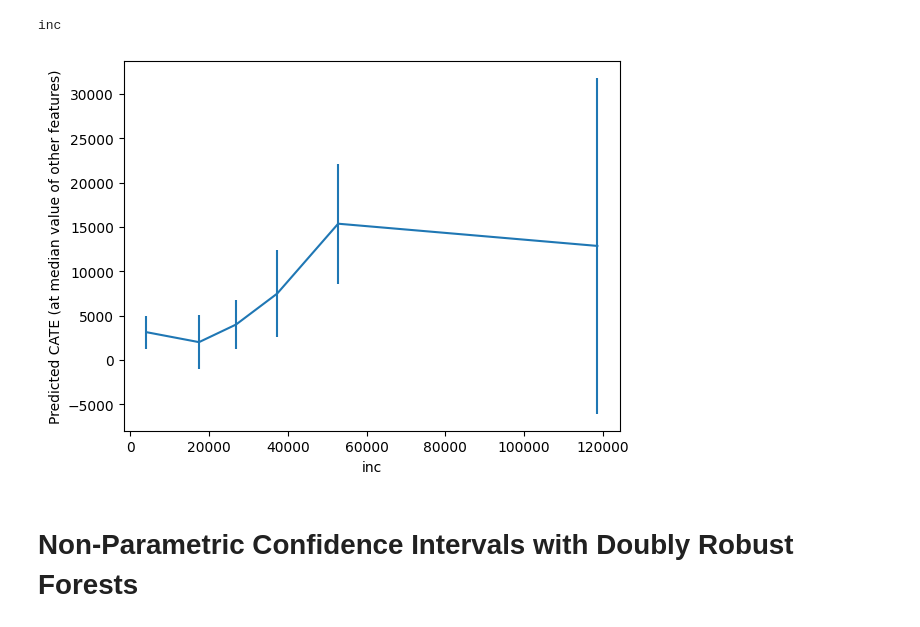
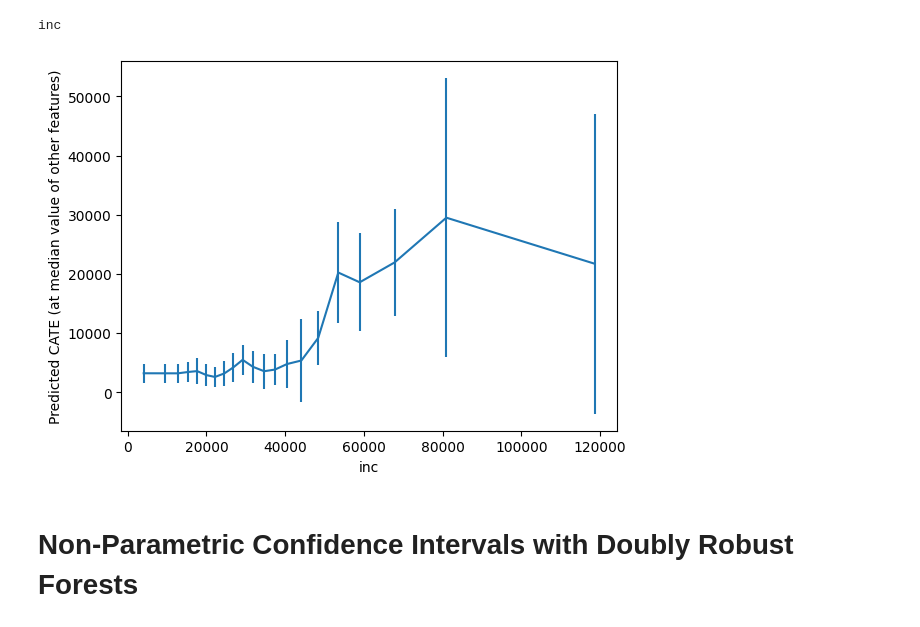
Before and after one commit to stanford-msande228/winter23, a Jupyter notebook: CATE-estimation.ipynb, the cells around one changed output. Drawn from its saved outputs; the diff is of its cells as text; code cells hidden in the pictures.

```diff
--- a/CATE-estimation.ipynb
+++ b/CATE-estimation.ipynb
@@ -23,7 +23,7 @@ from myflaml import auto_reg, auto_clf, auto_weighted_reg
 # %% [markdown]
 # Setting the High Level Parameters for the Notebook
 # %%
-time_budget = 120 # time budget for auto-ml in seconds (advisable around 120)
+time_budget = 600 # time budget for auto-ml in seconds (advisable at least 120)
 verbose = 0 # verbosity of auto-ml
 n_splits = 5 # cross-fitting and cross-validation splits
 data = '401k' # which dataset, one of {'401k', 'criteo', 'welfare', 'poverty', 'star'}
@@ -1409,21 +1409,21 @@ print(Z.columns[top_feat])
 # %% [output]
 inc
 # %%
-grid = np.unique(np.percentile(Z.iloc[:, top_feat], np.arange(0, 110, 20)))
+grid = np.unique(np.percentile(Z.iloc[:, top_feat], np.arange(0, 105, 5)))
 Zpd = pd.DataFrame(np.tile(np.median(Z, axis=0, keepdims=True), (len(grid), 1)),
                     columns=Z.columns)
 Zpd.iloc[:, top_feat] = grid
 
 preds, lb, ub = cf.predict(Zpd, interval=True, alpha=.1)
 preds = preds.flatten()
 lb = lb.flatten()
 ub = ub.flatten()
 plt.errorbar(Zpd.iloc[:, top_feat], preds, yerr=(preds-lb, ub-preds))
 plt.xlabel(Zpd.columns[top_feat])
 plt.ylabel('Predicted CATE (at median value of other features)')
 plt.show()
 # %% [output]
-[figure, old version]
+[figure, new version]
 # %%
 if semi_synth:
     true_proj = true_cate(X)
```
Also changed, not shown: parts of 39 cells of this notebook.
